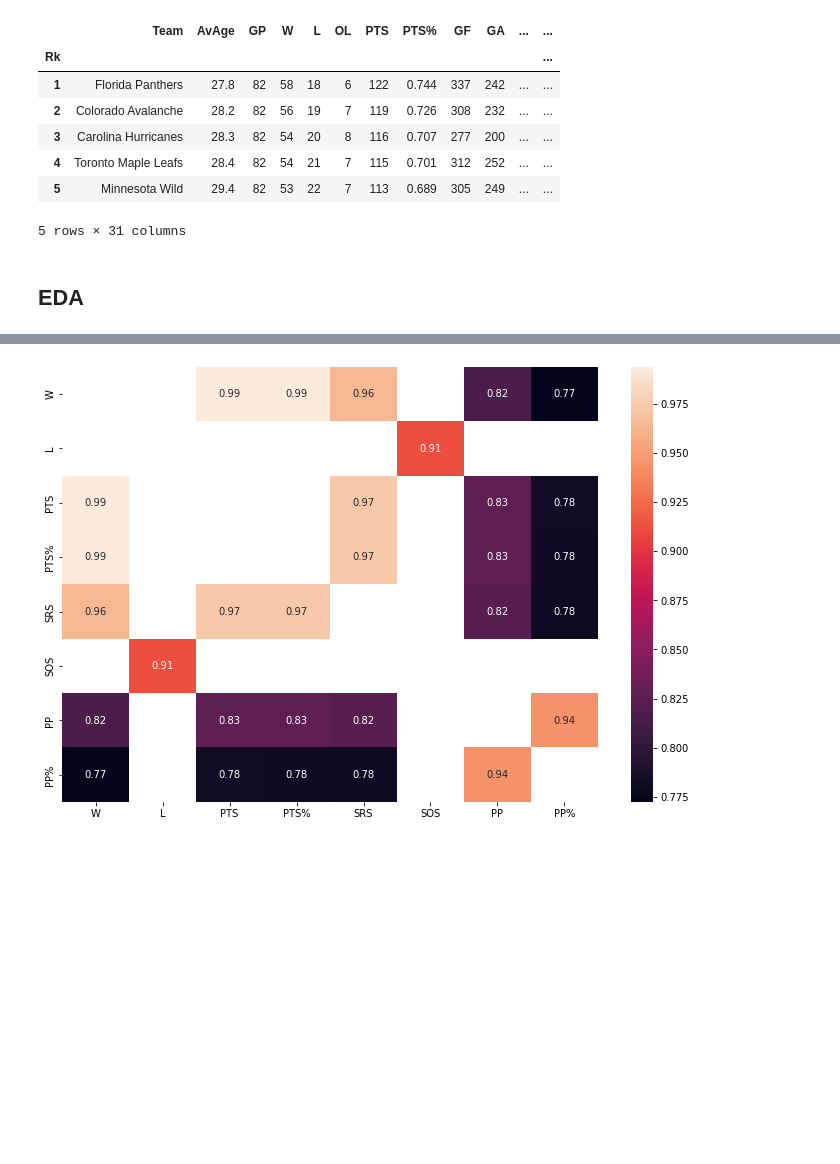
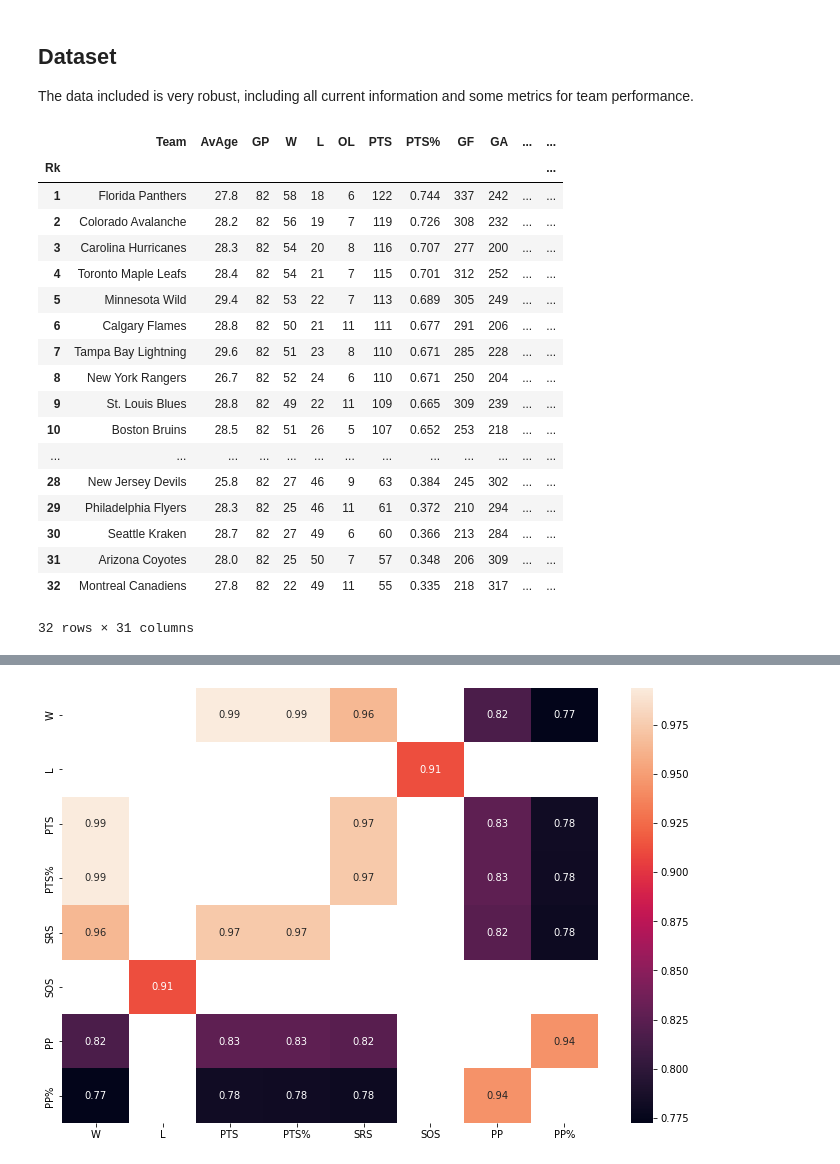
Before and after one commit to RyanSchraeder/StanleyCupPredictions, a Jupyter notebook: notebooks/model.ipynb, the cells around one changed output, grey strips where cells are left out. Drawn from its saved outputs; the diff is of its cells as text; code cells hidden in the pictures; blank space fills up the shorter version.

```diff
--- a/notebooks/model.ipynb
+++ b/notebooks/model.ipynb
@@ -11,14 +14,27 @@ import matplotlib.pyplot as plt
+# %% [markdown]
+## Dataset
+
+The data included is very robust, including all current information and some metrics for team performance.
 # %%
 df = pd.DataFrame(pd.read_csv('../data/team_stats.csv', index_col=[0]))
-df.head()
+df
 # %% [output]
 |  | Team | AvAge | GP | W | L | OL | PTS | PTS% | GF | GA | ... | ... |
 | Rk |  |  |  |  |  |  |  |  |  |  |  | ... |
 | 1 | Florida Panthers | 27.8 | 82 | 58 | 18 | 6 | 122 | 0.744 | 337 | 242 | ... | ... |
 | 2 | Colorado Avalanche | 28.2 | 82 | 56 | 19 | 7 | 119 | 0.726 | 308 | 232 | ... | ... |
 | 3 | Carolina Hurricanes | 28.3 | 82 | 54 | 20 | 8 | 116 | 0.707 | 277 | 200 | ... | ... |
 | 4 | Toronto Maple Leafs | 28.4 | 82 | 54 | 21 | 7 | 115 | 0.701 | 312 | 252 | ... | ... |
 | 5 | Minnesota Wild | 29.4 | 82 | 53 | 22 | 7 | 113 | 0.689 | 305 | 249 | ... | ... |
+| 6 | Calgary Flames | 28.8 | 82 | 50 | 21 | 11 | 111 | 0.677 | 291 | 206 | ... | ... |
+| 7 | Tampa Bay Lightning | 29.6 | 82 | 51 | 23 | 8 | 110 | 0.671 | 285 | 228 | ... | ... |
+| 8 | New York Rangers | 26.7 | 82 | 52 | 24 | 6 | 110 | 0.671 | 250 | 204 | ... | ... |
+| 9 | St. Louis Blues | 28.8 | 82 | 49 | 22 | 11 | 109 | 0.665 | 309 | 239 | ... | ... |
+| 10 | Boston Bruins | 28.5 | 82 | 51 | 26 | 5 | 107 | 0.652 | 253 | 218 | ... | ... |
+| ... | ... | ... | ... | ... | ... | ... | ... | ... | ... | ... | ... | ... |
+| 28 | New Jersey Devils | 25.8 | 82 | 27 | 46 | 9 | 63 | 0.384 | 245 | 302 | ... | ... |
+| 29 | Philadelphia Flyers | 28.3 | 82 | 25 | 46 | 11 | 61 | 0.372 | 210 | 294 | ... | ... |
+| 30 | Seattle Kraken | 28.7 | 82 | 27 | 49 | 6 | 60 | 0.366 | 213 | 284 | ... | ... |
+| 31 | Arizona Coyotes | 28.0 | 82 | 25 | 50 | 7 | 57 | 0.348 | 206 | 309 | ... | ... |
+| 32 | Montreal Canadiens | 27.8 | 82 | 22 | 49 | 11 | 55 | 0.335 | 218 | 317 | ... | ... |
-5 rows × 31 columns
+32 rows × 31 columns
-# %% [markdown]
-## EDA
```
Also changed, not shown: parts of 20 cells of this notebook, 2 other files.
